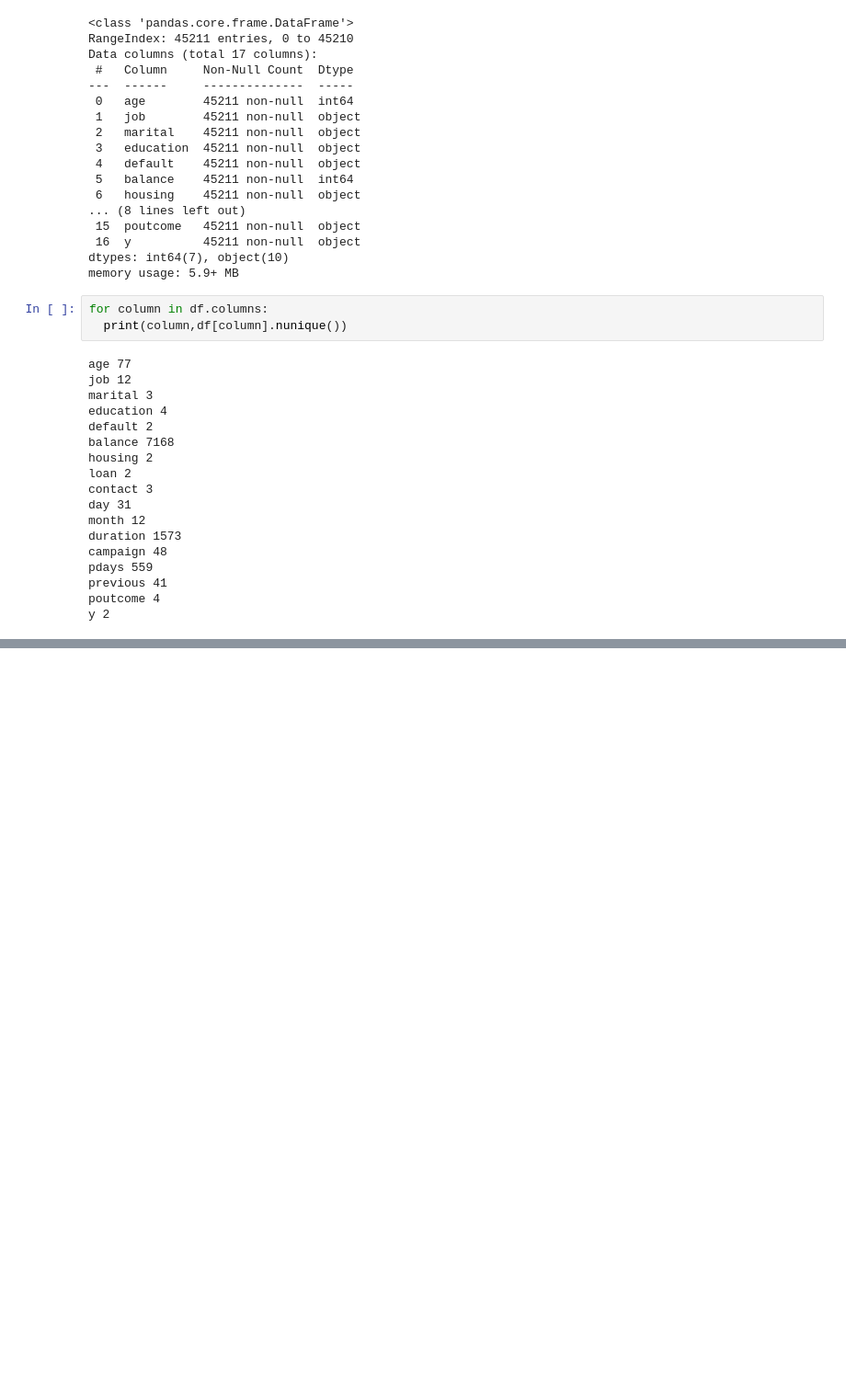
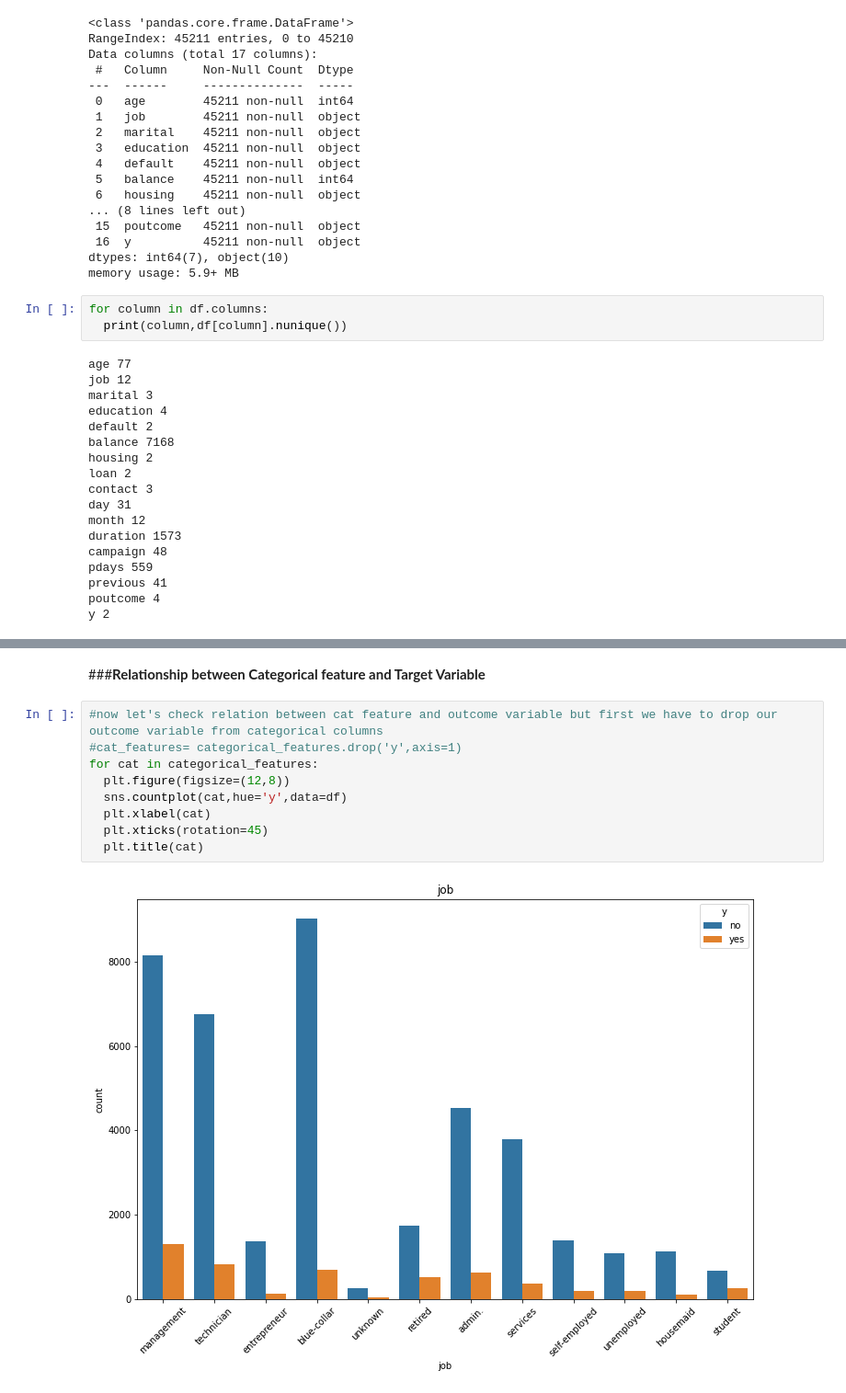
Before and after one commit to YashwantRaul/Supervised-ML-Classification, a Jupyter notebook: Bank_Marketing_Effectiveness_Prediction_Capstone_Project.ipynb, the cells around one changed output, grey strips where cells are left out. Shown: that part at 92% size. Saved outputs shown, nothing was run; the diff lists cells and outputs as text; blank space fills up the shorter version.

```diff
--- a/Bank_Marketing_Effectiveness_Prediction_Capstone_Project.ipynb
+++ b/Bank_Marketing_Effectiveness_Prediction_Capstone_Project.ipynb
@@ -202,0 +284,13 @@ y 2
+# %% [markdown]
+###**Relationship between Categorical feature and Target Variable**
+# %%
+#now let's check relation between cat feature and outcome variable but first we have to drop our outcome variable from categorical columns
+#cat_features= categorical_features.drop('y',axis=1)
+for cat in categorical_features:
+  plt.figure(figsize=(12,8))
+  sns.countplot(cat,hue='y',data=df)
+  plt.xlabel(cat)
+  plt.xticks(rotation=45)
+  plt.title(cat)
+# %% [output]
+[figure, added]
```
Also changed, not shown: parts of 23 cells of this notebook.
